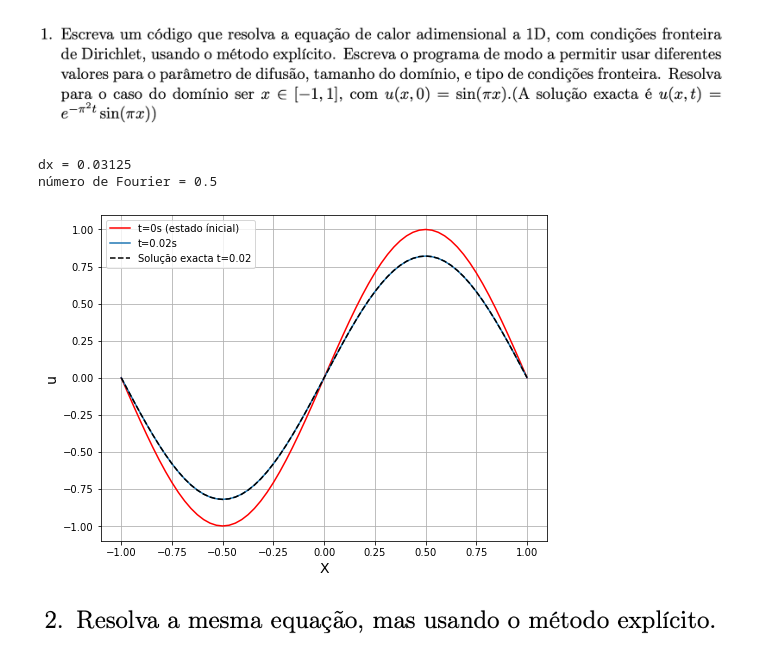
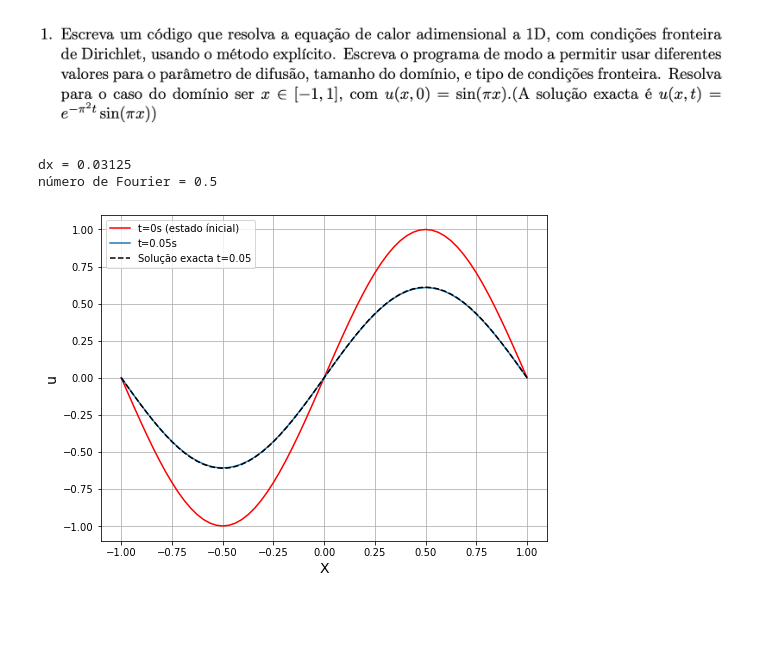
Before and after one commit to caua-veiga/Metodos-Computacionais-2022, a Jupyter notebook: TPs/Notebooks/TP 5.ipynb, the cells around one changed output. Drawn from its saved outputs; the diff is of its cells as text; code cells hidden in the pictures; blank space fills up the shorter version.

```diff
--- a/TPs/Notebooks/TP 5.ipynb
+++ b/TPs/Notebooks/TP 5.ipynb
@@ -88,20 +82,20 @@ def exat(x,t=0.02):
 # %%
-x,u,init = Forward_Euler(a=1, Nx=64, xi=-1, xf=1,Tf=0.02, cond_inicial=initial, cond_fronteira=front)
+T = 0.05
+
+x,u,init = Forward_Euler(a=1, Nx=64, xi=-1, xf=1,Tf=T, cond_inicial=initial, cond_fronteira=front)
 
 plt.figure(figsize=(8,6))
 plt.plot(x,init,color='r',label='t=0s (estado ínicial)')
-plt.plot(x,u,label='t=0.02s')
-plt.plot(x,exat(x),'--',color='black',label='Solução exacta t=0.02')
+plt.plot(x,u,label=f't={T}s')
+plt.plot(x,exat(x,T),'--',color='black',label=f'Solução exacta t={T}')
 
 plt.xlabel('X',fontsize=14)
 plt.ylabel('u',fontsize=14)
 
 plt.legend()
 plt.grid()
 plt.show()
 # %% [output]
 dx = 0.03125
 número de Fourier = 0.5
-[figure, old version]
+[figure, new version]
-# %% [markdown]
-![image.png](attachment:image.png)
```
Also changed, not shown: parts of 11 cells of this notebook.
